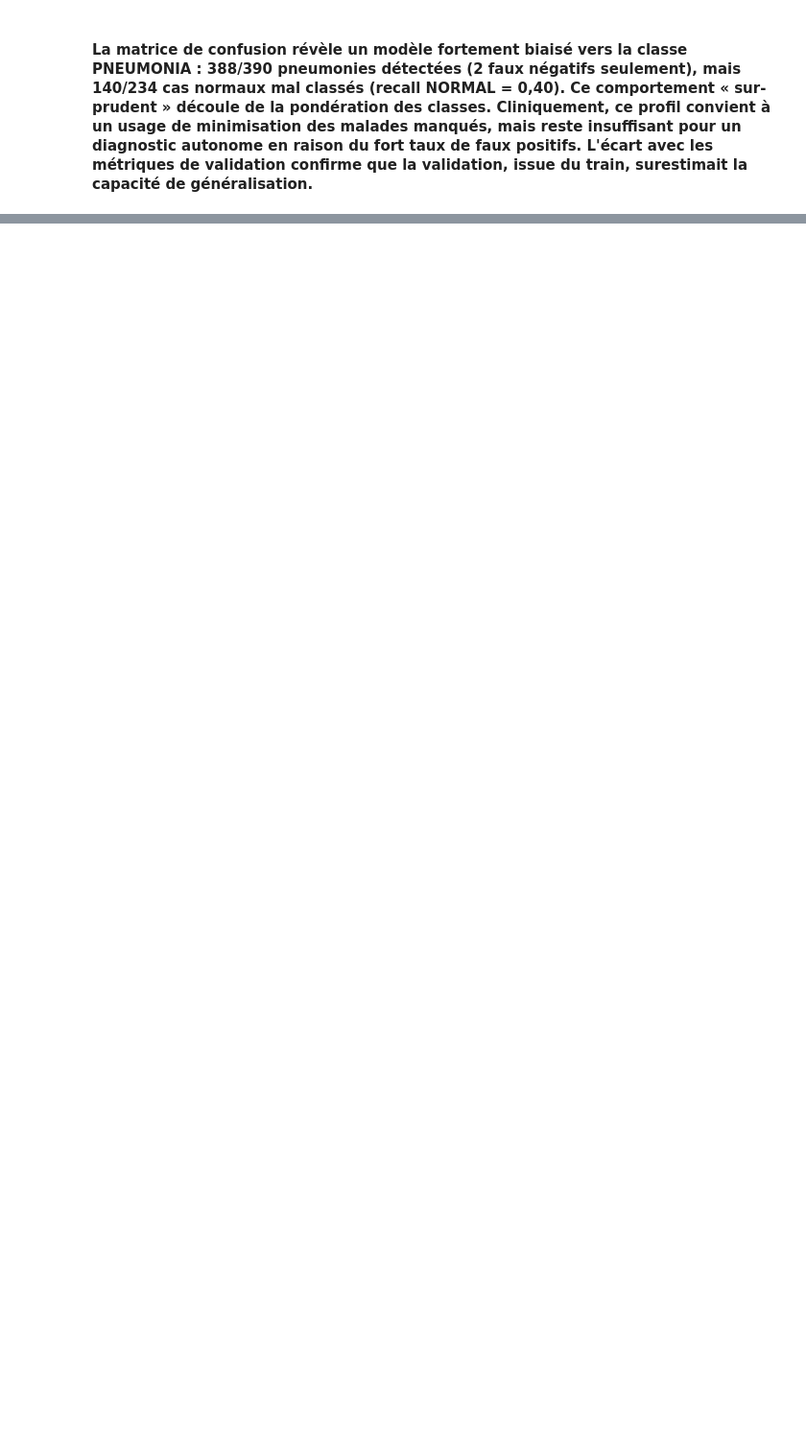
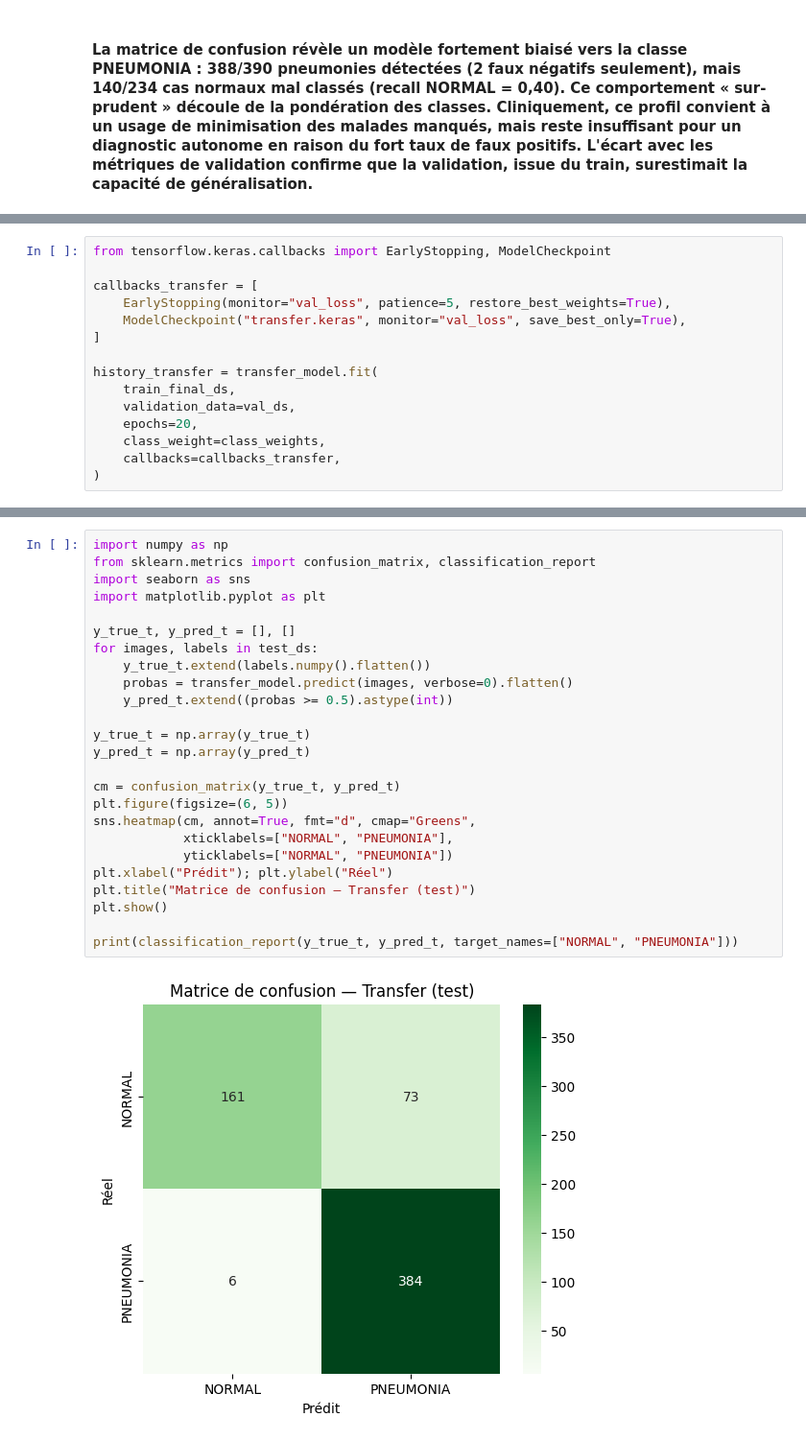
Before and after one commit to delsucflorian/pneumonia-detection, a Jupyter notebook: projet.ipynb, the cells around one changed output, grey strips where cells are left out. Shown at 96% size. Cells and saved outputs as stored; diff of their text form; blank space fills up the shorter version.

Commit message:
Transfer-learning et debut fine-tuning

```diff
--- a/projet.ipynb
+++ b/projet.ipynb
@@ -494,0 +540,15 @@ weighted avg       0.83      0.77      0.74       624
+# %%
+from tensorflow.keras.callbacks import EarlyStopping, ModelCheckpoint
+
+callbacks_transfer = [
+    EarlyStopping(monitor="val_loss", patience=5, restore_best_weights=True),
+    ModelCheckpoint("transfer.keras", monitor="val_loss", save_best_only=True),
+]
+
+history_transfer = transfer_model.fit(
+    train_final_ds,
+    validation_data=val_ds,
+    epochs=20,
+    class_weight=class_weights,
+    callbacks=callbacks_transfer,
+)
@@ -494,0 +590,27 @@ weighted avg       0.83      0.77      0.74       624
+# %%
+import numpy as np
+from sklearn.metrics import confusion_matrix, classification_report
+import seaborn as sns
+import matplotlib.pyplot as plt
+
+y_true_t, y_pred_t = [], []
+for images, labels in test_ds:
+    y_true_t.extend(labels.numpy().flatten())
+    probas = transfer_model.predict(images, verbose=0).flatten()
+    y_pred_t.extend((probas >= 0.5).astype(int))
+
+y_true_t = np.array(y_true_t)
+y_pred_t = np.array(y_pred_t)
+
+cm = confusion_matrix(y_true_t, y_pred_t)
+plt.figure(figsize=(6, 5))
+sns.heatmap(cm, annot=True, fmt="d", cmap="Greens",
+            xticklabels=["NORMAL", "PNEUMONIA"],
+            yticklabels=["NORMAL", "PNEUMONIA"])
+plt.xlabel("Prédit"); plt.ylabel("Réel")
+plt.title("Matrice de confusion — Transfer (test)")
+plt.show()
+
+print(classification_report(y_true_t, y_pred_t, target_names=["NORMAL", "PNEUMONIA"]))
+# %% [output]
+[figure, added]
```
Also changed, not shown: parts of 20 cells of this notebook.
